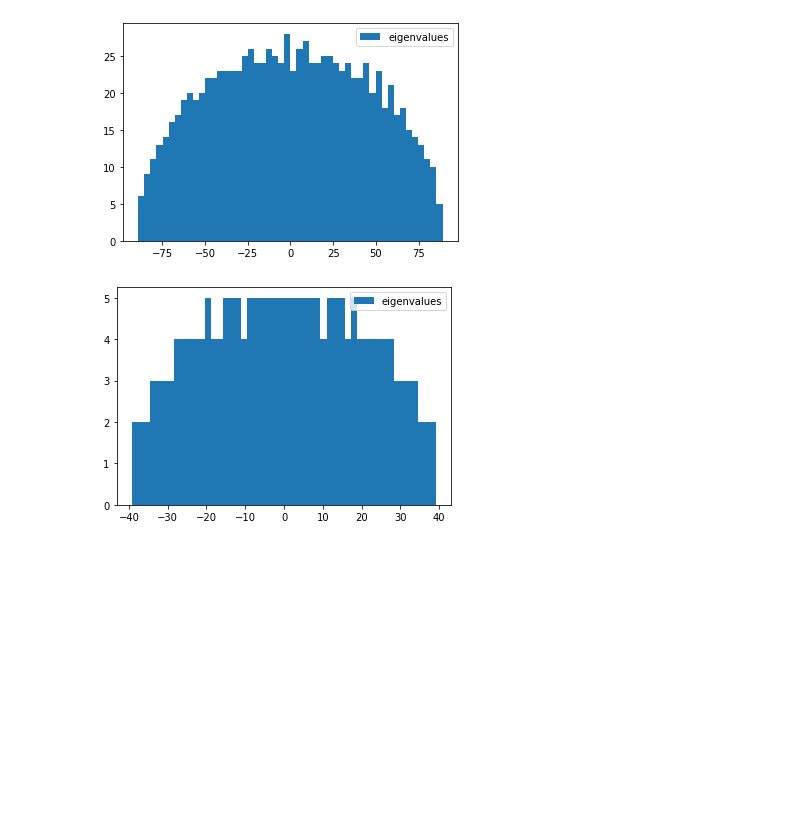
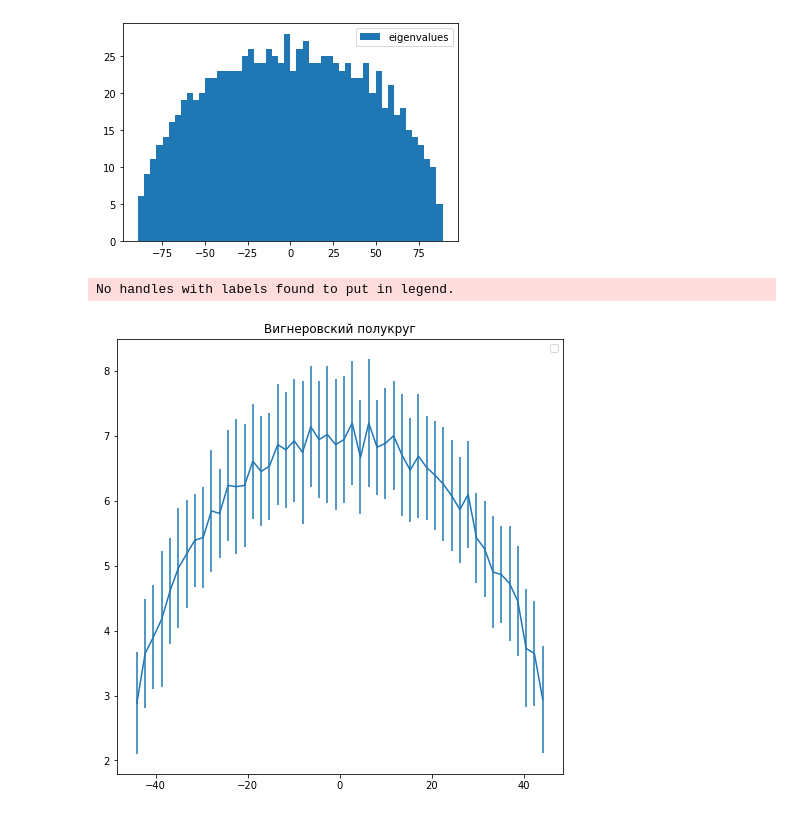
Before and after one commit to Andrew-Kot/Computational-Mathematics, a Jupyter notebook: Домашнее_задание_1.ipynb, the cells around one changed output. Saved outputs shown, nothing was run; the diff lists cells and outputs as text; code cells hidden in the pictures; blank space fills up the shorter version.

```diff
--- a/Домашнее_задание_1.ipynb
+++ b/Домашнее_задание_1.ipynb
@@ -207,25 +207,29 @@ plt.legend()
 plt.show()
 # %% [output]
 [figure]
-# %%
-N=200
-x = np.linspace(1, N+1, N)
-mean = np.zeros(N)
-max = np.zeros(N)
-min = np.zeros(N)
-for i in range (0,50):
-  A = np.random.normal(size=(N,N))
-  A = A + A.T
-  eighs, _ = np.linalg.eigh(A)
-  mean += eighs
-  max = np.maximum(max, eighs)
-  min = np.minimum(min, eighs)
-mean /= 50
-error = max-min
-n, bins, _ = plt.hist(mean, bins=50, label="eigenvalues")
-#mid = 0.5*(bins[1:] + bins[:-1])
-#plt.errorbar(mid, n, yerr=error/100)
-plt.legend()
-plt.show()
-# %% [output]
-[figure, removed]
+# %%
+N=300
+fig, ax = plt.subplots(1, 1, figsize=(8, 8))
+bins =  np.linspace(-45, 45, 50+1)
+centers = 0.5*(bins[1:] + bins[:-1])
+M = np.random.normal(size=(N, N));
+M = np.transpose(M) + M
+eighs, _ = np.linalg.eig(M)
+y, _ = np.histogram(eighs, bins=bins)
+eighs_all = [y]
+for i in range (0,50):
+  A = np.random.normal(size=(N,N))
+  A = A + A.T
+  eighs, _ = np.linalg.eigh(A)
+  bins = np.linspace(-45, 45, 50+1)
+  y, _ = np.histogram(eighs, bins=bins)
+  eighs_all = np.concatenate((eighs_all,[y]),0)
+mean = np.mean(eighs_all, 0)
+error = np.std(eighs_all, 0)
+plt.errorbar(centers, mean, yerr = error)
+plt.title('Вигнеровский полукруг')
+plt.legend()
+plt.show()
+# %% [output]
+No handles with labels found to put in legend.
+[figure, added]
```
Also changed, not shown: parts of 24 cells of this notebook.
